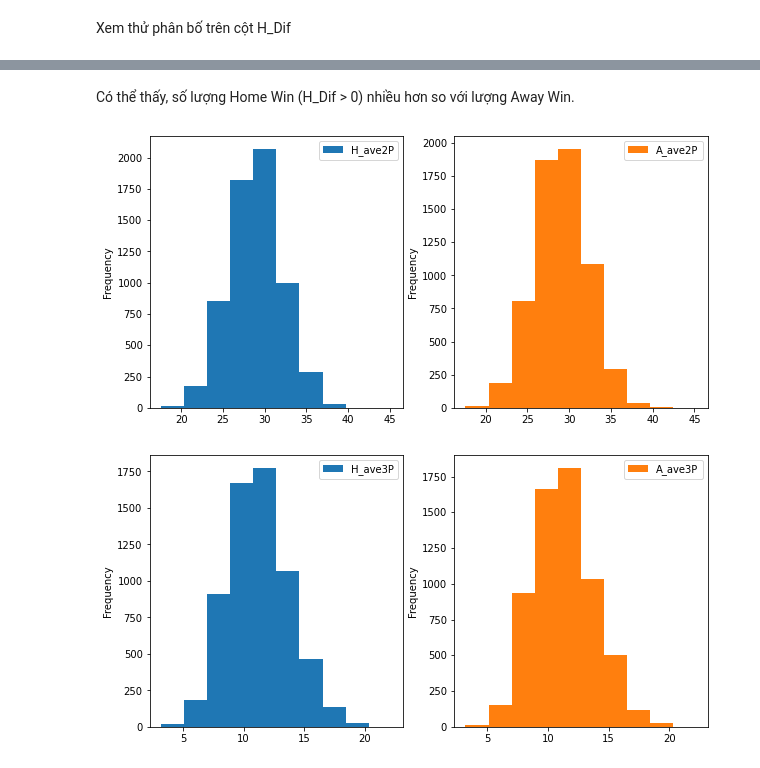
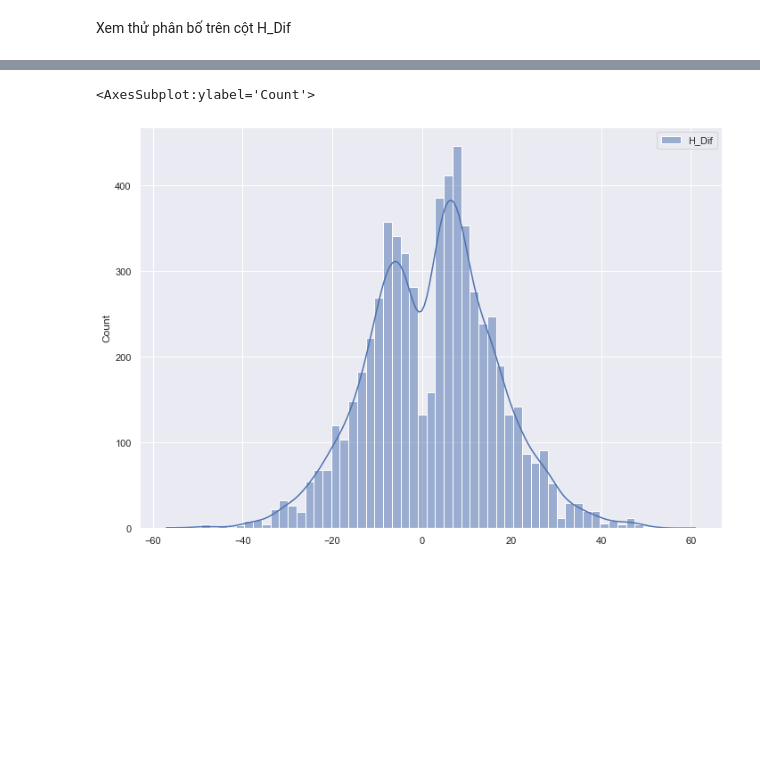
Before and after one commit to MinhVu2018/introDS_final, a Jupyter notebook: data/Preprocess_data.ipynb, the cells around one changed output, grey strips where cells are left out. Drawn from its saved outputs; the diff is of its cells as text; code cells hidden in the pictures; blank space fills up the shorter version.

Commit message:
add visual data

```diff
--- a/data/Preprocess_data.ipynb
+++ b/data/Preprocess_data.ipynb
@@ -410,15 +405,6 @@ plt.show()
-# %% [markdown]
-Có thể thấy, số lượng Home Win (H_Dif > 0) nhiều hơn so với lượng Away Win.
 # %%
-# lst =  [['H_ave2P', 'A_ave2P'], ['H_ave3P', 'A_ave3P'], ['H_aveFT', 'A_aveFT']]
-
-# for pair in lst:
-#     df[pair].plot()
-
-df[['H_ave2P', 'A_ave2P']].plot(subplots=True, layout = (1,2), kind='hist', figsize=(10,5))
-df[['H_ave3P', 'A_ave3P']].plot(subplots=True, layout = (1,2), kind='hist', figsize=(10,5))
-
-plt.show()
+sns.set(rc={'figure.figsize':(11.7,8.27)})
+sns.histplot(df[['H_Dif']], multiple="dodge", kde=True)
 # %% [output]
+<AxesSubplot:ylabel='Count'>
-[figure, old version]
+[figure, new version]
-[figure, removed]
```
Also changed, not shown: parts of 3 cells of this notebook.
